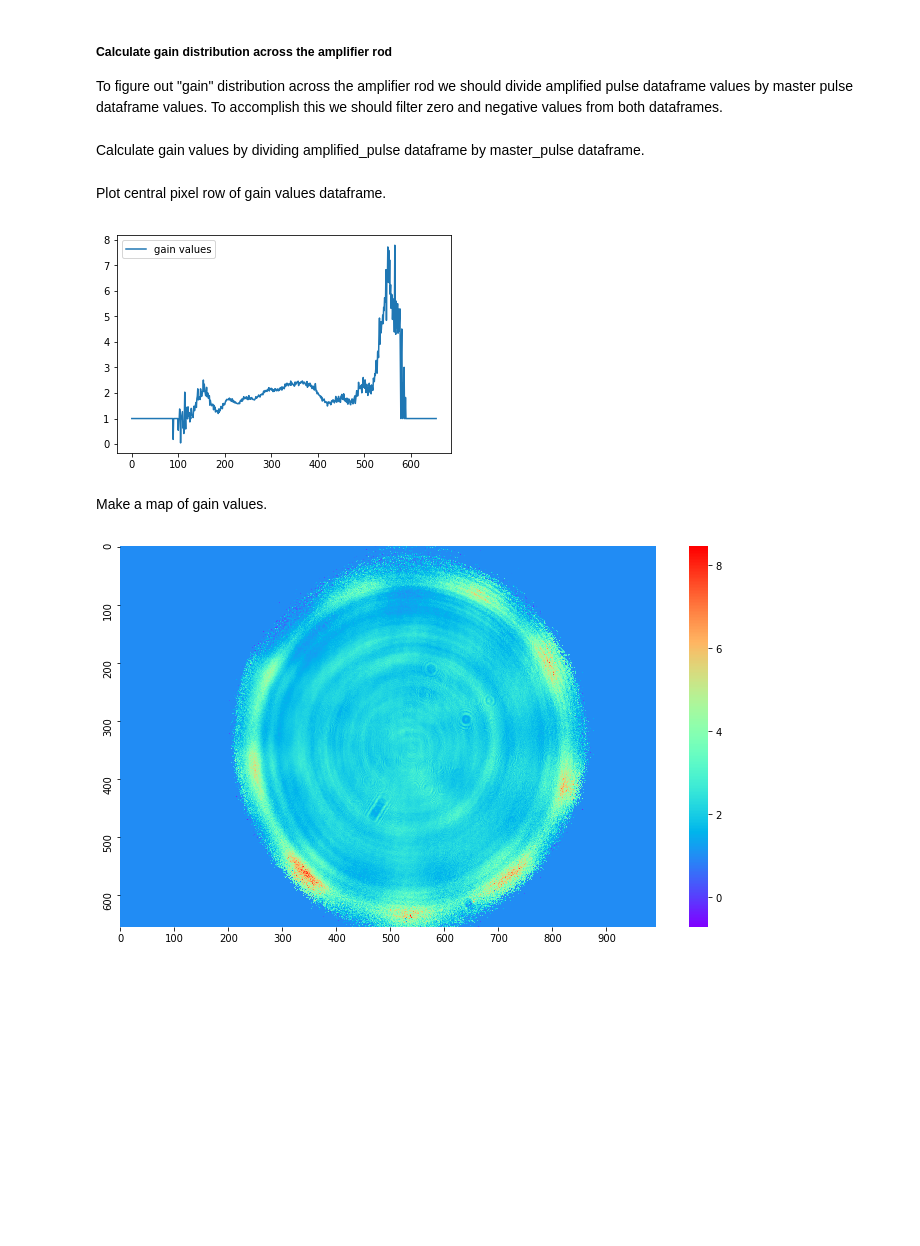
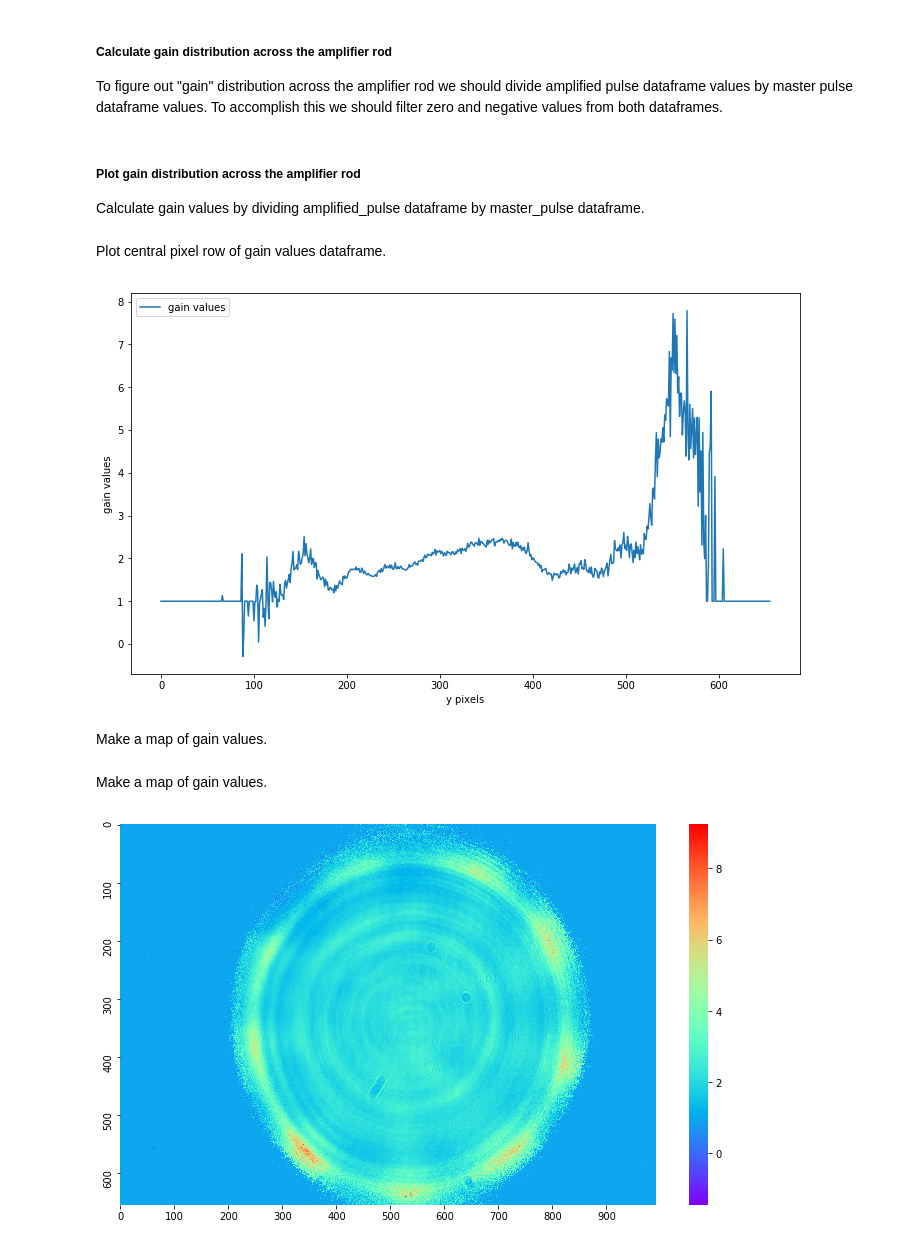
Before and after one commit to lepchenkov/Laser_amplification_mapper, a Jupyter notebook: Beam_Intensity_Analisys.ipynb, the cells around one changed output. Cells and saved outputs as stored; diff of their text form; code cells hidden in the pictures; blank space fills up the shorter version.

```diff
--- a/Beam_Intensity_Analisys.ipynb
+++ b/Beam_Intensity_Analisys.ipynb
@@ -105,7 +111,7 @@ amplified_pulse_map = sb.heatmap(amplified_pulse, xticklabels = 100, \
 <h5>Calculate gain distribution across the amplifier rod</h5>
 <p>To figure out "gain" distribution across the amplifier rod we should divide amplified pulse dataframe values by master pulse dataframe values. To accomplish this we should filter zero and negative values from both dataframes.</p>
 # %%
-filter_value = 250
+filter_value = 200
 
 mask = master_pulse < filter_value
 master_pulse.iloc[mask] = filter_value
@@ -113,6 +119,7 @@ master_pulse.iloc[mask] = filter_value
 mask_amp = amplified_pulse < filter_value
 amplified_pulse.iloc[mask] = filter_value
 # %% [markdown]
+<h5>Plot gain distribution across the amplifier rod</h5>
 <p>Calculate gain values by dividing amplified_pulse dataframe by master_pulse dataframe.</p>
 # %%
 gain_values = pd.DataFrame(amplified_pulse.values / master_pulse.values,\
@@ -121,11 +128,16 @@ gain_values = pd.DataFrame(amplified_pulse.values / master_pulse.values,\
 # %% [markdown]
 <p>Plot central pixel row of gain values dataframe.</p>
 # %%
+plt.figure(figsize=(12, 7))
 plt.plot(gain_values[328], label = 'gain values')
 plt.legend(loc = 'upper left')
+plt.xlabel('y pixels')
+plt.ylabel('gain values')
 plt.show()
 # %% [output]
-[figure, old version]
+[figure, new version]
+# %% [markdown]
+<p>Make a map of gain values.</p>
 # %% [markdown]
 <p>Make a map of gain values.</p>
 # %%
@@ -134,4 +146,4 @@ gain_values_map = sb.heatmap(gain_values, xticklabels = 100, \
                              yticklabels = 100, \
                              cmap = 'rainbow')
 # %% [output]
-[figure, old version]
+[figure, new version]
```
Also changed, not shown: parts of 3 cells of this notebook.
